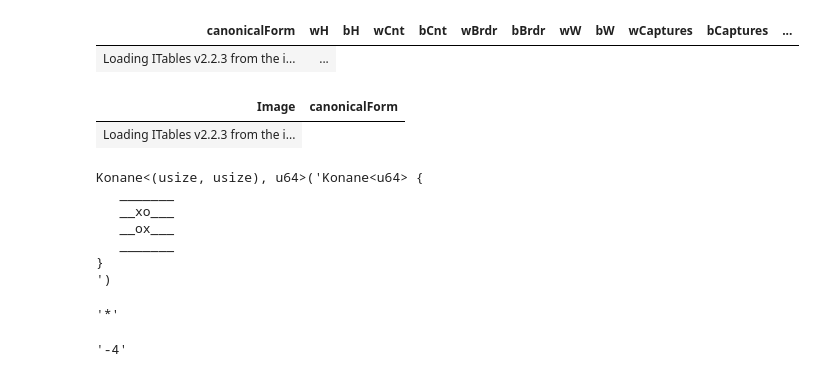
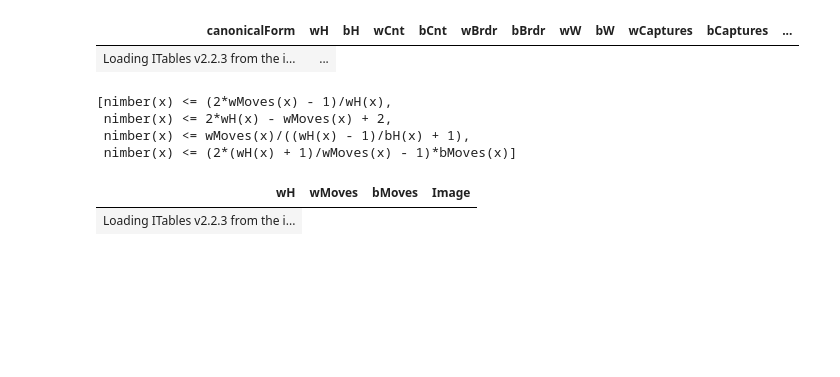
Before and after one commit to ishehadeh/konjecture, a Jupyter notebook: notebooks/explore-stairs.ipynb, the cells around one changed output. Drawn from its saved outputs; the diff is of its cells as text; code cells hidden in the pictures; blank space fills up the shorter version.

```diff
--- a/notebooks/explore-stairs.ipynb
+++ b/notebooks/explore-stairs.ipynb
@@ -15,44 +15,25 @@ df.drop("wBitmaps", "bBitmaps")
 [interactive output not drawn]
 | canonicalForm | wH | bH | wCnt | bCnt | wBrdr | bBrdr | wW | bW | wCaptures | bCaptures | ... |
 | Loading ITables v2.2.3 from the i... | ... |
-# %%
-df["Image", "canonicalForm"]
-# %% [output]
-| Image | canonicalForm |
-| Loading ITables v2.2.3 from the i... |
-# %%
-from konane import Konane1024, Konane64
-
-g = Konane64("""
-_______
-__xo___
-__ox___
-_______
-""")
-
-display(g)
-
-g.canonical_form()
-# %% [output]
-Konane<(usize, usize), u64>('Konane<u64> {
-   _______
-   __xo___
-   __ox___
-   _______
-}
-')
-'*'
-# %%
-from konane import Konane1024, Konane64
-
-g =Konane64("""
-          x_x_o_
-          oxoxox
-          x_x_xx
-          o_ooox
-          xoxoxo
-          o_ooox
-""")
-g.canonical_form()
-# %% [output]
-'-4'
+# %%
+from conjecturing import dfConjecture
+indexed_df = df.with_row_index()
+invariants =["nimber", "wH", "bH", "wCnt", "bCnt", "wW", "bW", "wCaptures", "bCaptures", "wMoves", "bMoves"]
+dfConjecture(
+    indexed_df,
+    invariants,
+    0,
+    time = 10,
+    theory=["bMoves", "wCnt"],
+    operators=["+", "-", "*", "-()", "/", "*2", "+1", "-1"]
+)
+# %% [output]
+[nimber(x) <= (2*wMoves(x) - 1)/wH(x),
+ nimber(x) <= 2*wH(x) - wMoves(x) + 2,
+ nimber(x) <= wMoves(x)/((wH(x) - 1)/bH(x) + 1),
+ nimber(x) <= (2*(wH(x) + 1)/wMoves(x) - 1)*bMoves(x)]
+# %%
+df.select("wH", "wMoves", "bMoves", "Image")
+# %% [output]
+| wH | wMoves | bMoves | Image |
+| Loading ITables v2.2.3 from the i... |
```
Also changed, not shown: 21 other files.
